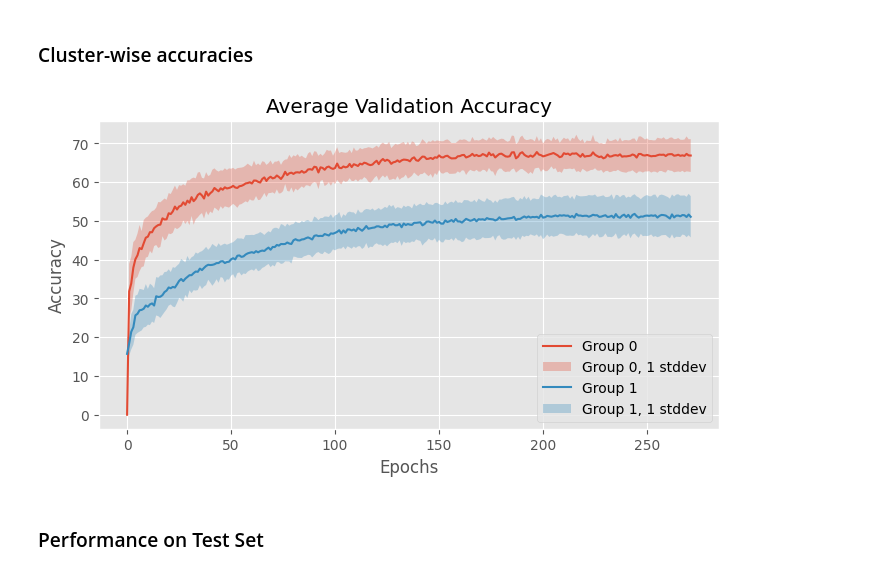
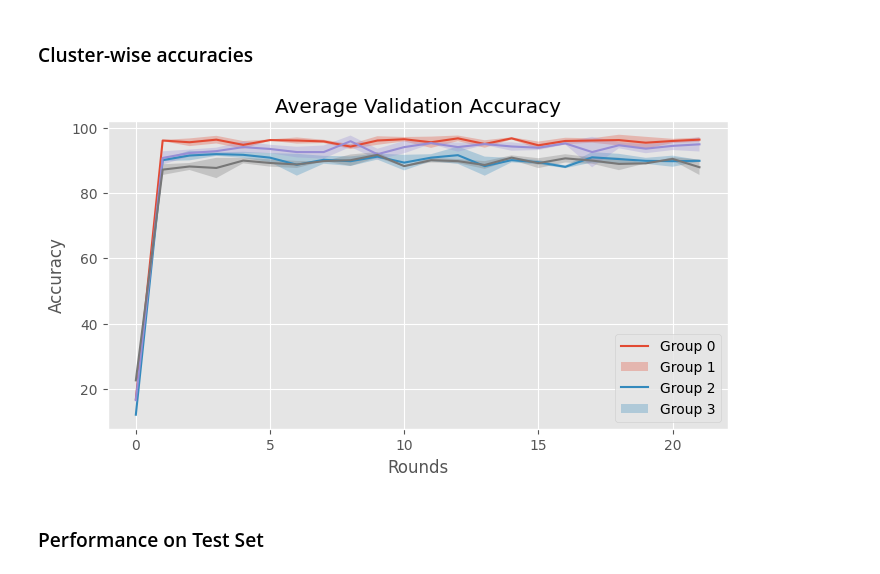
Before and after one commit to tomhagander/decentralized_deep_learning, a Jupyter notebook: analyze_data.ipynb, the cells around one changed output. Cells and saved outputs as stored; diff of their text form; code cells hidden in the pictures.

```diff
--- a/analyze_data.ipynb
+++ b/analyze_data.ipynb
@@ -92,18 +146,23 @@ plt.show()
 [figure]
 # %% [markdown]
 ### Validation Accuracy
+# %%
+# preprocess val acc lists - this is done such that for two accuracies plotted on the same index, POST EXCHANGE CAME FIRST
+
+# pad each val_accs_post_exchange with two zeros in the beginning. One zero comes from the initial model validation without exchange and the other from the initial local training without exchange.
+for client in clients:
+    client.val_accs_post_exchange = [0, 0] + client.val_accs_post_exchange
+
+# now delete the end of each val_accs_post_exchange so that they are as long as val_acc_list for each client
+for client in clients:
+    client.val_accs_post_exchange = client.val_accs_post_exchange[:len(client.val_acc_list)]
 # %%
 plt.figure(figsize=(8, 4))
 
-# extend val_loss_list for each client to be as long as the longest one
+# extend val_loss_list and val_accs_post_exchange for each client to be as long as the longest one
 max_len = max([len(client.val_acc_list) for client in clients])
 # pad end with last value
 for client in clients:
-    # shorten val_accs_post_exchange to be the same length as val_acc_list
-    if len(client.val_accs_post_exchange) > len(client.val_acc_list):
-        client.val_accs_post_exchange = client.val_accs_post_exchange[:len(client.val_acc_list)]
-    else:
-        client.val_accs_post_exchange.extend([client.val_accs_post_exchange[-1]] * (len(client.val_acc_list) - len(client.val_accs_post_exchange)))
     client.val_acc_list.extend([client.val_acc_list[-1]] * (max_len - len(client.val_acc_list)))
     client.val_accs_post_exchange.extend([client.val_accs_post_exchange[-1]] * (max_len - len(client.val_accs_post_exchange)))
 
@@ -114,9 +173,10 @@ plt.fill_between(range(len(avg_acc)), avg_acc - std_acc, avg_acc + std_acc, alph
 
 post_exchange_acc = np.mean([client.val_accs_post_exchange for client in clients], axis=0)
 
-plt.plot(post_exchange_acc)
+# plot post exchange accuracy, but dont display the first two values
+plt.plot(range(2, len(post_exchange_acc)), post_exchange_acc[2:])
 
-plt.xlabel('Epochs')
+plt.xlabel('Rounds (1 round = {} epochs)'.format(metadata['nbr_local_epochs']))
 plt.ylabel('Accuracy')
 plt.title('Average Validation Accuracy')
 plt.legend(['Validation Accuracy', '1 stddev','Post-Exchange Validation Accuracy'])
@@ -134,16 +194,15 @@ def plot_accuracy_per_group(group):
 
     post_exchange_acc = np.mean([client.val_accs_post_exchange for client in clients if client.group == group], axis=0)
 
-    plt.plot(post_exchange_acc)
+    # plot post exchange accuracy, but dont display the first two values
+    plt.plot(range(2, len(post_exchange_acc)), post_exchange_acc[2:])
 
-    plt.xlabel('Epochs')
+    plt.xlabel('Rounds')
     plt.ylabel('Accuracy')
     plt.title('Average Validation Accuracy for Group {}'.format(group))
     plt.legend(['Validation Accuracy', '1 stddev','Post-Exchange Validation Accuracy'])
     plt.show()
 
-# temp
-metadata['dataset'] = 'cifar10'
 if metadata['dataset'] == 'cifar10':
     for i in range(2):
         plot_accuracy_per_group(i)
@@ -232,21 +294,25 @@ plt.show()
 # %%
 plt.figure(figsize=(8, 4))
 
-nbr_groups = 2 if metadata['dataset'] == 'cifar10' else 4
+if metadata['dataset'] == 'cifar10':
+    nbr_groups = 2
+elif metadata['dataset'] == 'PACS':
+    nbr_groups = 4
 
-for group in range(2):
+for group in range(nbr_groups):
     avg_acc = np.mean([client.val_acc_list for client in clients if client.group == group], axis=0)
     std_acc = np.std([client.val_acc_list for client in clients if client.group == group], axis=0)
     plt.plot(avg_acc)
     plt.fill_between(range(len(avg_acc)), avg_acc - std_acc, avg_acc + std_acc, alpha=0.3)
 
-plt.xlabel('Epochs')
+plt.xlabel('Rounds')
 plt.ylabel('Accuracy')
 plt.title('Average Validation Accuracy')
-plt.legend(['Group 0', 'Group 0, 1 stddev', 'Group 1', 'Group 1, 1 stddev'])
+legend = ['Group {}'.format(i) for i in range(nbr_groups)]
+plt.legend(legend)
 plt.show()
 # %% [output]
-[figure, old version]
+[figure, new version]
 # %% [markdown]
 ### Performance on Test Set
 # %%
```
Also changed, not shown: parts of 13 cells of this notebook, 16 other files.
